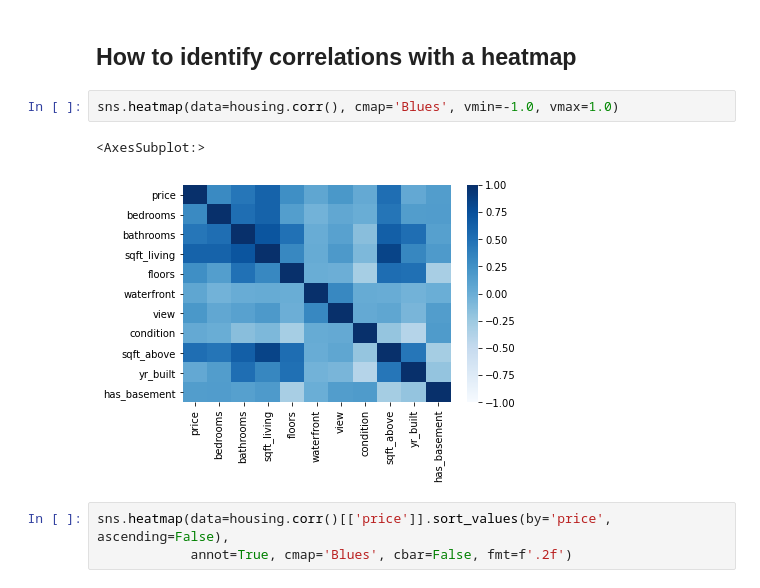
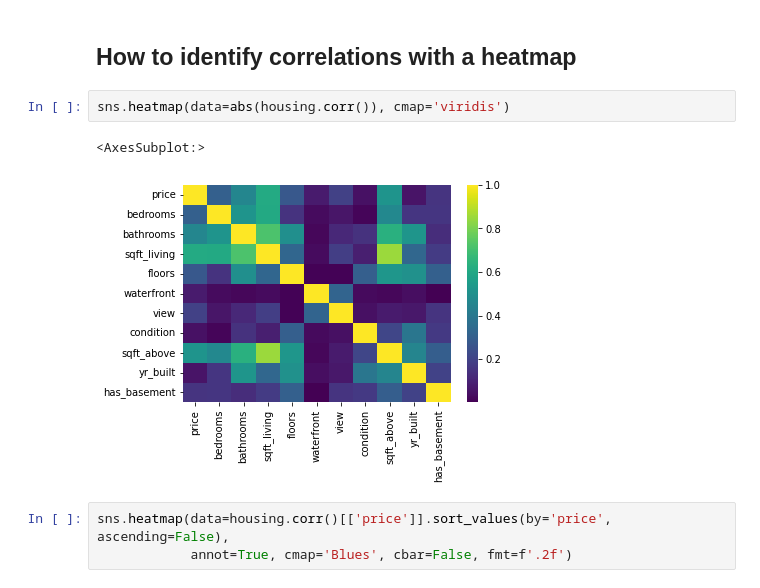
Before and after one commit to hekaplex/2022_01_DSI_WD, a Jupyter notebook: drew.minkin@divergence.one/py/Murach_python_analysis/examples/ch10/ch10_examples.ipynb, the cells around one changed output. Saved outputs shown, nothing was run; the diff lists cells and outputs as text.

```diff
--- a/drew.minkin@divergence.one/py/Murach_python_analysis/examples/ch10/ch10_examples.ipynb
+++ b/drew.minkin@divergence.one/py/Murach_python_analysis/examples/ch10/ch10_examples.ipynb
@@ -99,10 +111,10 @@ housing.corr()[['price']].sort_values(by='price', ascending=False)
 # %% [markdown]
 ## How to identify correlations with a heatmap
 # %%
-sns.heatmap(data=housing.corr(), cmap='Blues', vmin=-1.0, vmax=1.0)
+sns.heatmap(data=abs(housing.corr()), cmap='viridis')
 # %% [output]
 <AxesSubplot:>
-[figure, old version]
+[figure, new version]
 # %%
 sns.heatmap(data=housing.corr()[['price']].sort_values(by='price', ascending=False),
             annot=True, cmap='Blues', cbar=False, fmt=f'.2f')
```
Also changed, not shown: parts of 34 cells of this notebook, 2 other files.
